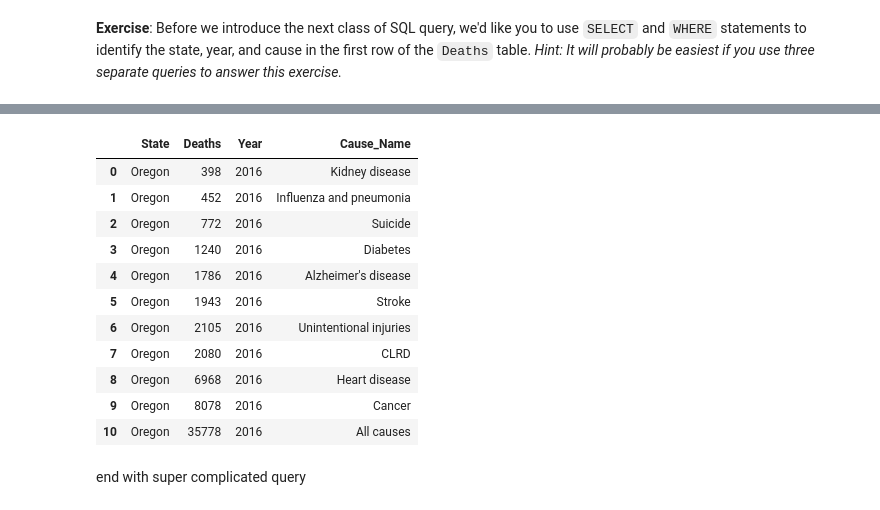
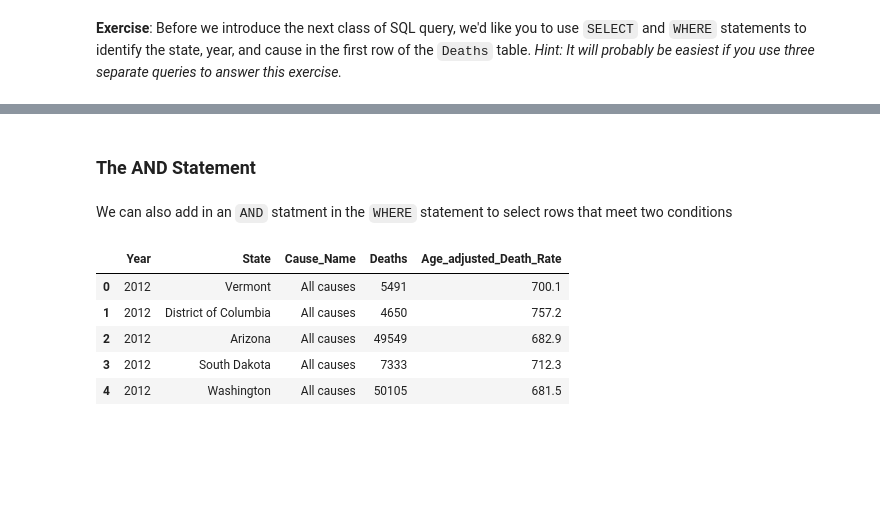
Before and after one commit to LuciMoore/sql_workshop, a Jupyter notebook: sqlite_workshop.ipynb, the cells around one changed output, grey strips where cells are left out. Drawn from its saved outputs; the diff is of its cells as text; code cells hidden in the pictures; blank space fills up the shorter version.

```diff
--- a/sqlite_workshop.ipynb
+++ b/sqlite_workshop.ipynb
@@ -468,28 +577,28 @@ DatabaseError: Execution failed on sql 'DESCRIBE Cause': near "DESCRIBE": syntax
+# %% [markdown]
+### The AND Statement
+# %% [markdown]
+We can also add in an `AND` statment in the `WHERE` statement to select rows that meet two conditions
 # %%
-# What were the leading causes of death in Oregon in 2016?
-db = "leading_cases_of_death.sqlite"
-df = query(db, '''SELECT State.State, Deaths.Deaths, Year.Year, Cause.Cause_Name
-      FROM Deaths LEFT OUTER JOIN State
+connection = sqlite3.connect("leading_cases_of_death.sqlite")
+
+query = '''SELECT Year.Year, State.State, Cause.Cause_Name, Deaths.Deaths, Deaths.Age_Adjusted_Death_Rate
+      FROM Deaths
+      INNER JOIN State
       ON Deaths.StateID = State.StateID
-      LEFT OUTER JOIN Year ON Deaths.YearID = Year.YearID
-      LEFT OUTER JOIN Cause on Deaths.CauseID = Cause.CauseID
-      WHERE State.State = 'Oregon' AND Year.Year = '2016';''')
-# Year AS y, Cause as c
-# y.Year, c.Cause_Name
+      INNER JOIN Year
+      ON Deaths.YearID = Year.YearID
+      INNER JOIN Cause
+      ON Deaths.CauseID = Cause.CauseID
+      WHERE YEAR = 2012 AND Cause_Name = 'All causes'
+      LIMIT 5;'''
+
+result_df = pd.read_sql_query(query, connection)
+conn.close()
+result_df
+# %% [output]
+|  | Year | State | Cause_Name | Deaths | Age_adjusted_Death_Rate |
+| 0 | 2012 | Vermont | All causes | 5491 | 700.1 |
+| 1 | 2012 | District of Columbia | All causes | 4650 | 757.2 |
+| 2 | 2012 | Arizona | All causes | 49549 | 682.9 |
+| 3 | 2012 | South Dakota | All causes | 7333 | 712.3 |
+| 4 | 2012 | Washington | All causes | 50105 | 681.5 |
-# %%
-df
-# %% [output]
-|  | State | Deaths | Year | Cause_Name |
-| 0 | Oregon | 398 | 2016 | Kidney disease |
-| 1 | Oregon | 452 | 2016 | Influenza and pneumonia |
-| 2 | Oregon | 772 | 2016 | Suicide |
-| 3 | Oregon | 1240 | 2016 | Diabetes |
-| 4 | Oregon | 1786 | 2016 | Alzheimer's disease |
-| 5 | Oregon | 1943 | 2016 | Stroke |
-| 6 | Oregon | 2105 | 2016 | Unintentional injuries |
-| 7 | Oregon | 2080 | 2016 | CLRD |
-| 8 | Oregon | 6968 | 2016 | Heart disease |
-| 9 | Oregon | 8078 | 2016 | Cancer |
-| 10 | Oregon | 35778 | 2016 | All causes |
-# %% [markdown]
-end with super complicated query
```
Also changed, not shown: parts of 32 cells of this notebook.
